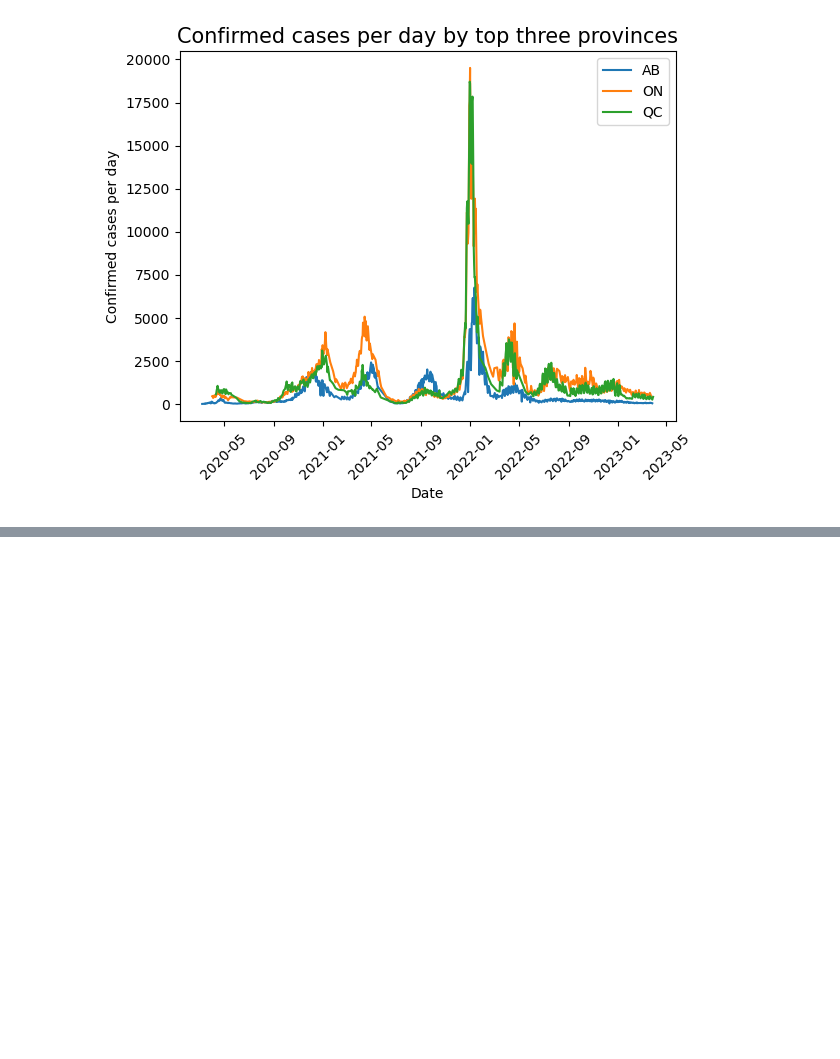
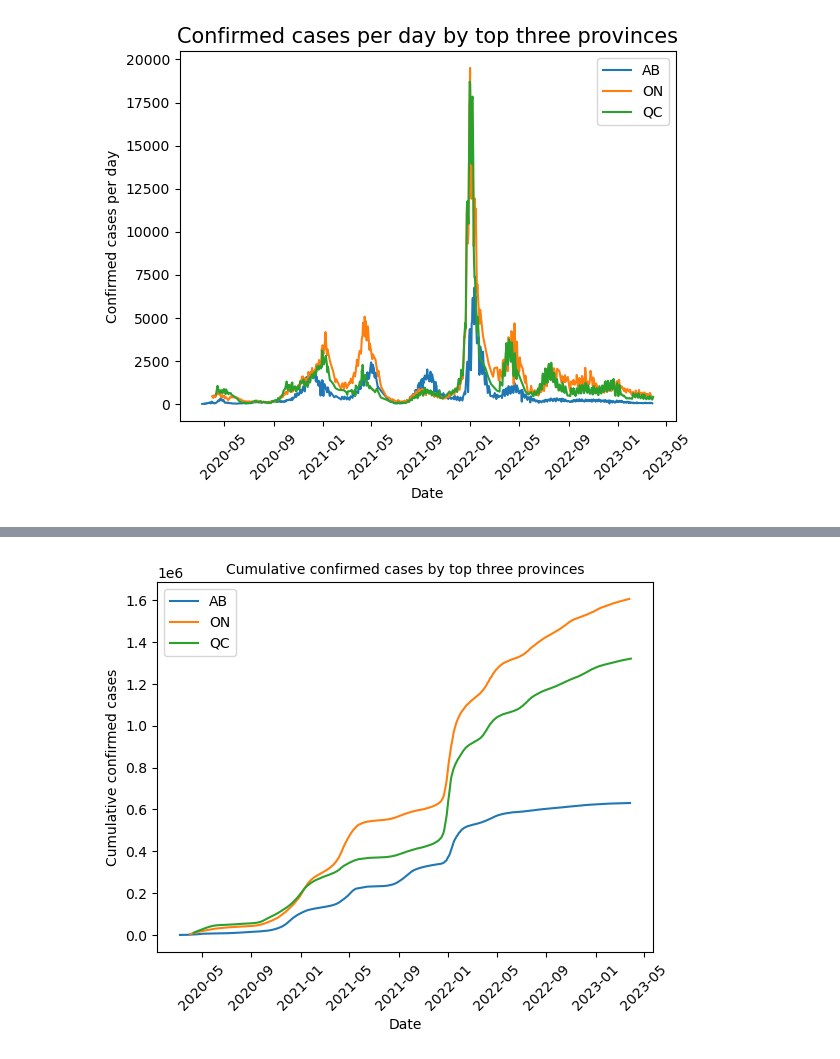
Before and after one commit to svafaeva93/Covid19AnalysisCanada, a Jupyter notebook: Data_extraction_API.ipynb, the cells around one changed output, grey strips where cells are left out. Drawn from its saved outputs; the diff is of its cells as text; code cells hidden in the pictures; blank space fills up the shorter version.

```diff
--- a/Data_extraction_API.ipynb
+++ b/Data_extraction_API.ipynb
@@ -384,0 +385,26 @@ Enter desired provinces separated by commas: ON
+# %%
+# calculate total confirmed cases for each province
+cumulative_Line_plot_df = covid_dataframe_df.loc[:, ['Province', 'Date', 'Cumulative confirmed cases']]
+# sort by province and date
+cumulative_Line_plot_df = cumulative_Line_plot_df.sort_values(['Province', 'Date'])
+totals = cumulative_Line_plot_df.groupby('Province')['Cumulative confirmed cases'].sum().reset_index()
+# sort by total confirmed cases and select top five provinces
+top_three = totals.sort_values('Cumulative confirmed cases', ascending=False).head(3)['Province']
+# filter dataframe to only include top five provinces
+cumulative_Line_plot_df = cumulative_Line_plot_df[cumulative_Line_plot_df['Province'].isin(top_three)]
+# sort by province and date
+cumulative_Line_plot_df = cumulative_Line_plot_df.sort_values(['Province', 'Date'])
+# create a separate plot for each province
+for province, group in cumulative_Line_plot_df.groupby('Province'):
+    # plot Date vs Confirmed cases per day
+    plt.plot(group['Date'], group['Cumulative confirmed cases'], label=province)
+# add labels and legend
+plt.xlabel('Date')
+plt.xticks(rotation=45)
+plt.ylabel('Cumulative confirmed cases')
+plt.title('Cumulative confirmed cases by top three provinces', size = 10)
+plt.legend()
+# show the plot
+plt.show()
+# %% [output]
+[figure, added]
```
Also changed, not shown: parts of 14 cells of this notebook.
